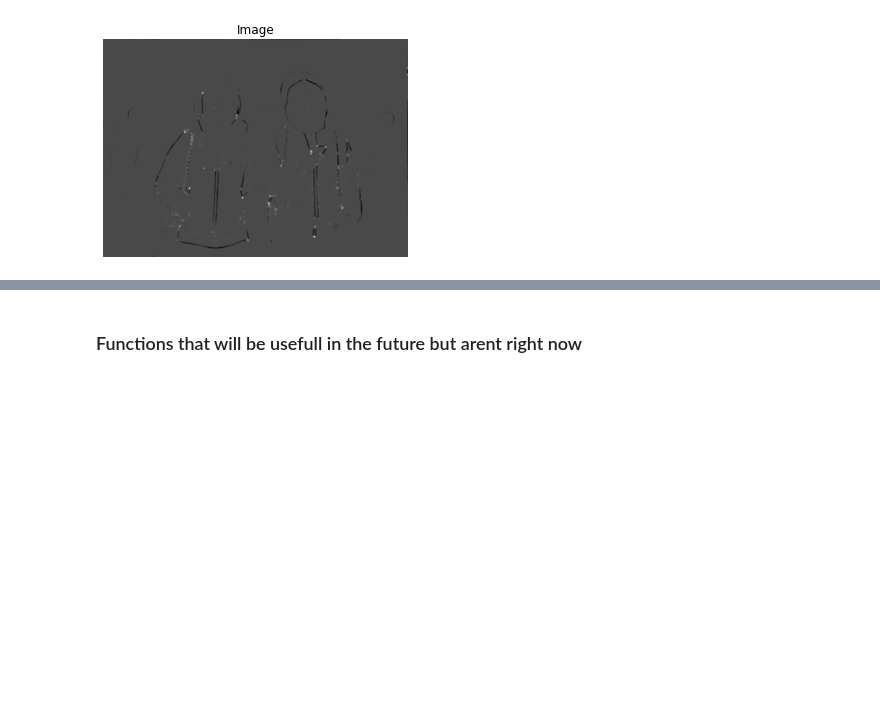
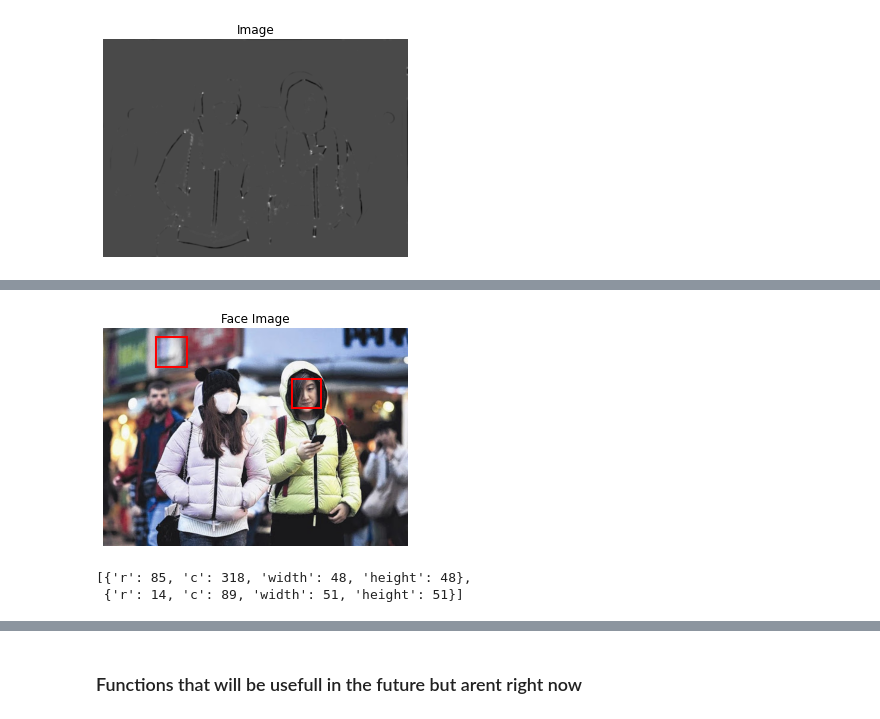
Before and after one commit to StevenDye/Image-Processing-Mask-Detection, a Jupyter notebook: notebooks/SD_Working_Notebook.ipynb, the cells around one changed output, grey strips where cells are left out. Drawn from its saved outputs; the diff is of its cells as text; code cells hidden in the pictures; blank space fills up the shorter version.

```diff
--- a/notebooks/SD_Working_Notebook.ipynb
+++ b/notebooks/SD_Working_Notebook.ipynb
@@ -78,0 +124,10 @@ vi.show_image(image_1_corners)
+# %%
+# image_1_faces = md.find_corners(image_1)
+vi.show_detected_face(img, detected)
+# %% [output]
+[figure, added]
+# %%
+detected
+# %% [output]
+[{'r': 85, 'c': 318, 'width': 48, 'height': 48},
+ {'r': 14, 'c': 89, 'width': 51, 'height': 51}]
```
Also changed, not shown: parts of 5 cells of this notebook, 2 other files.
